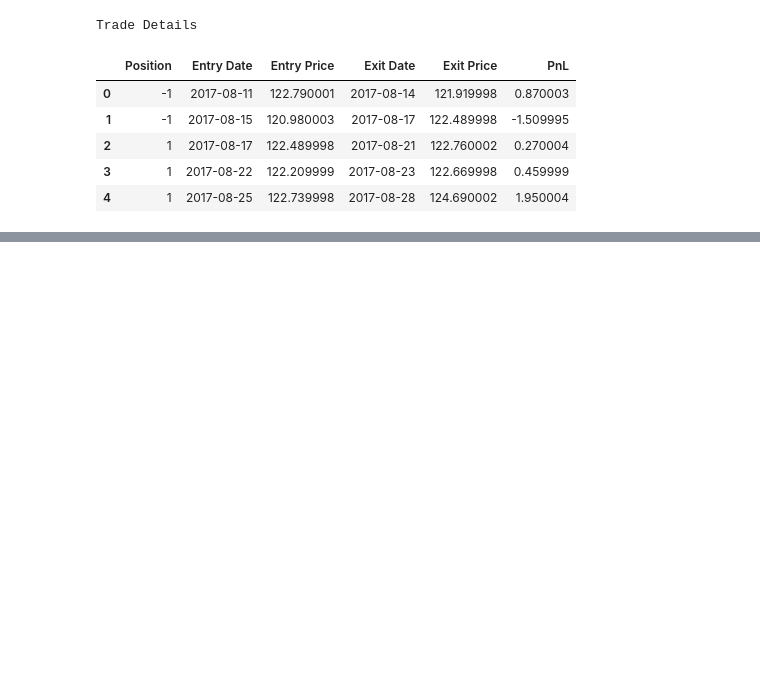
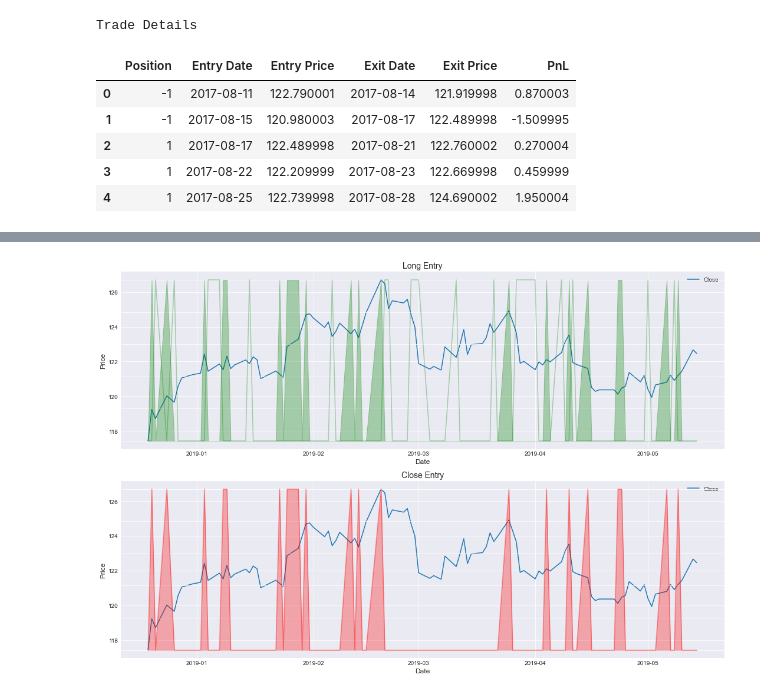
Before and after one commit to cmj123/ml_trading_regression, a Jupyter notebook: creating_strategies/performance_analysis.ipynb, the cells around one changed output, grey strips where cells are left out. Drawn from its saved outputs; the diff is of its cells as text; code cells hidden in the pictures; blank space fills up the shorter version.

Commit message:
Visualise the Entry and Exit

```diff
--- a/creating_strategies/performance_analysis.ipynb
+++ b/creating_strategies/performance_analysis.ipynb
@@ -217,0 +223,58 @@ Trade Details
+# %%
+import matplotlib.pyplot as plt
+
+# Showing the last 100 points for illustration purpose
+test_dataset_for_plot = strategy_data[-100:]
+
+# When signal is 1 we take long entry
+test_dataset_for_plot['long_entry'] =  test_dataset_for_plot.Signal == 1
+
+# When signal is -1 we take short entry
+test_dataset_for_plot['short_entry'] = test_dataset_for_plot.Signal == -1
+
+fig = plt.figure(figsize=(15,10))
+
+# Sub plot for the long entry
+ax = fig.add_subplot(211)
+
+# Plotting close price
+ax.plot(test_dataset_for_plot['Close'],label='Close')
+
+# Set the title and axis label
+ax.set_xlabel('Date', fontsize=12)
+ax.set_ylabel('Price', fontsize=12)
+ax.set_title('Long Entry', fontsize=14)
+ax.legend()
+
+# Twinx() creates a new axes with an invisible x-axis and y-axis positioned opposite to the original one
+ax2 = ax.twinx()
+
+# Plotting long entry
+ax2.plot(test_dataset_for_plot['long_entry'], color='g', alpha=0.3)
+ax2.fill_between(test_dataset_for_plot['long_entry'].index,
+                test_dataset_for_plot['short_entry'].values, color='g', alpha=0.3)
+ax2.tick_params(labelright=False)
+
+# Sub plot for the short position
+ax = fig.add_subplot(212)
+
+# Sub plot for the short position
+ax.plot(test_dataset_for_plot['Close'], label='Close')
+
+# Set the title and axis label
+ax.set_xlabel('Date', fontsize=12)
+ax.set_ylabel('Price', fontsize=12)
+ax.set_title('Close Entry', fontsize=14)
+ax.legend()
+
+# Set the title and axis labels
+ax2 = ax.twinx()
+ax2.plot(test_dataset_for_plot['short_entry'], color='r', alpha=0.3)
+ax2.fill_between(test_dataset_for_plot['short_entry'].index,
+                test_dataset_for_plot['short_entry'].values, color='r', alpha=0.3)
+ax2.tick_params(labelright=False)
+
+plt.tight_layout()
+plt.show()
+# %% [output]
+[figure, added]
```
Also changed, not shown: parts of 3 cells of this notebook.
